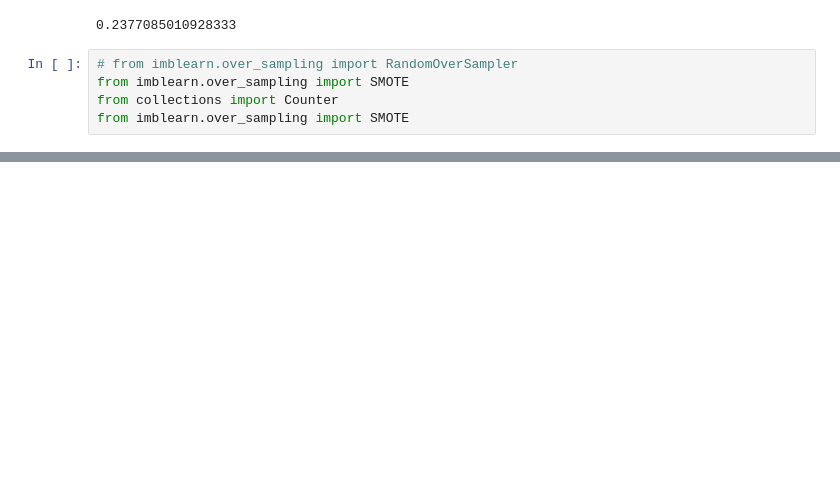
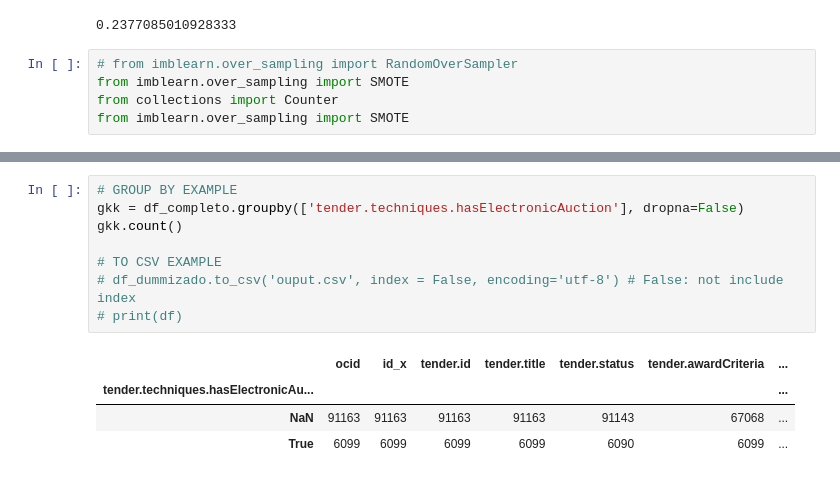
Before and after one commit to davinun99/tesis-model, a Jupyter notebook: TestBalancing.ipynb, the cells around one changed output, grey strips where cells are left out. Drawn from its saved outputs; the diff is of its cells as text; blank space fills up the shorter version.

```diff
--- a/TestBalancing.ipynb
+++ b/TestBalancing.ipynb
@@ -160,0 +166,13 @@ print('Resampled dataset shape %s' % Counter(y_resampled))
+# %%
+# GROUP BY EXAMPLE
+gkk = df_completo.groupby(['tender.techniques.hasElectronicAuction'], dropna=False)
+gkk.count()
+
+# TO CSV EXAMPLE
+# df_dummizado.to_csv('ouput.csv', index = False, encoding='utf-8') # False: not include index
+# print(df)
+# %% [output]
+|  | ocid | id_x | tender.id | tender.title | tender.status | tender.awardCriteria | ... |
+| tender.techniques.hasElectronicAu... |  |  |  |  |  |  | ... |
+| NaN | 91163 | 91163 | 91163 | 91163 | 91143 | 67068 | ... |
+| True | 6099 | 6099 | 6099 | 6099 | 6090 | 6099 | ... |
```
Also changed, not shown: parts of 10 cells of this notebook.
